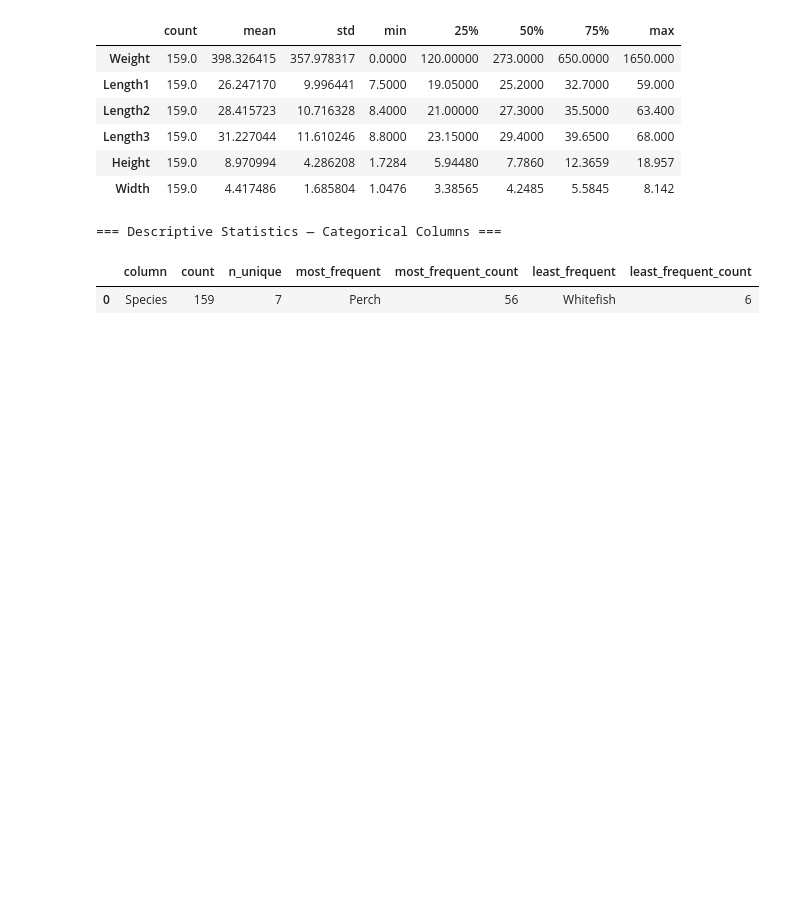
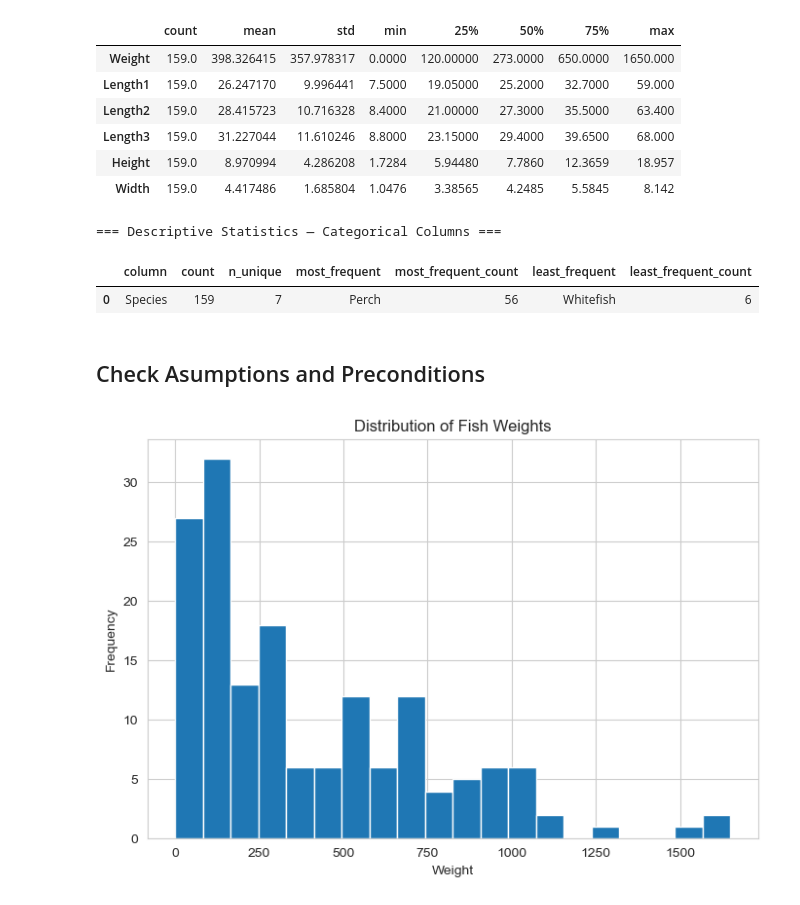
Before and after one commit to Titaniel3/ASDA_2025_Group_1_Portfolio_new, a Jupyter notebook: notebooks/week_07_group_1_notebook.ipynb, the cells around one changed output. Cells and saved outputs as stored; diff of their text form; code cells hidden in the pictures; blank space fills up the shorter version.

```diff
--- a/notebooks/week_07_group_1_notebook.ipynb
+++ b/notebooks/week_07_group_1_notebook.ipynb
@@ -137,3 +150,17 @@ cat_stats_df
 === Descriptive Statistics — Categorical Columns ===
 |  | column | count | n_unique | most_frequent | most_frequent_count | least_frequent | least_frequent_count |
 | 0 | Species | 159 | 7 | Perch | 56 | Whitefish | 6 |
+# %% [markdown]
+## Check Asumptions and Preconditions
+# %%
+# Normal distribution of dependent variable
+
+plt.figure(figsize=(7,5))
+plt.hist(df["Weight"].dropna(), bins=20)
+plt.xlabel("Weight")
+plt.ylabel("Frequency")
+plt.title("Distribution of Fish Weights")
+plt.tight_layout()
+plt.show()
+# %% [output]
+[figure, added]
```
Also changed, not shown: parts of 20 cells of this notebook.
